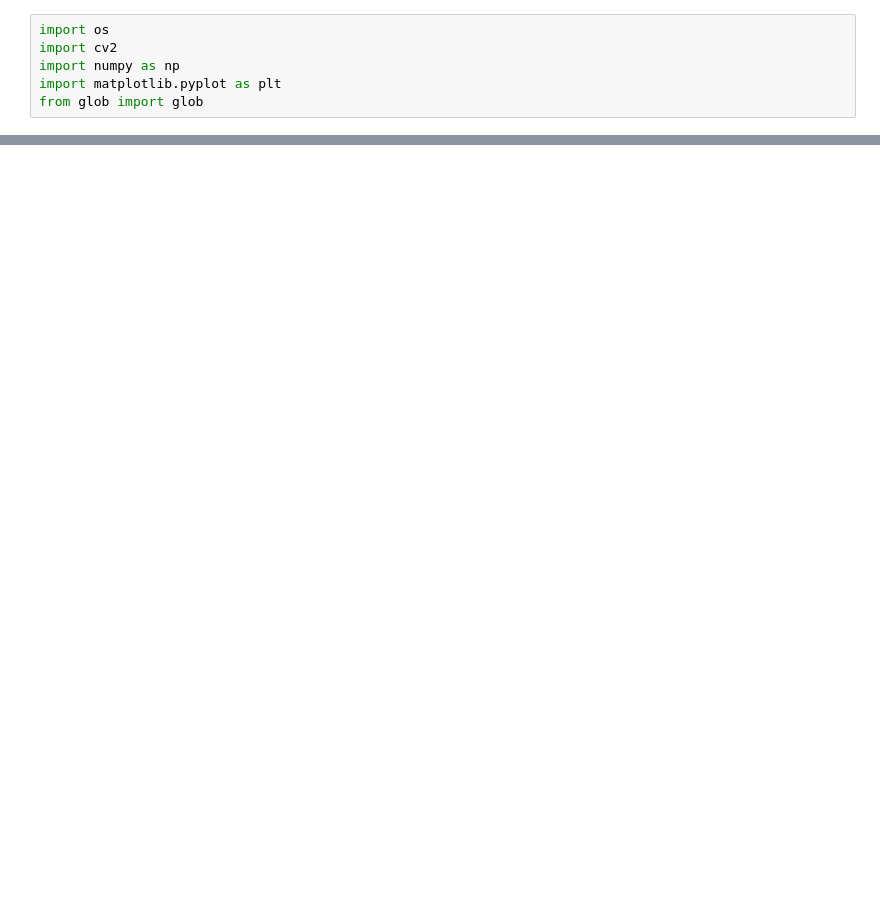
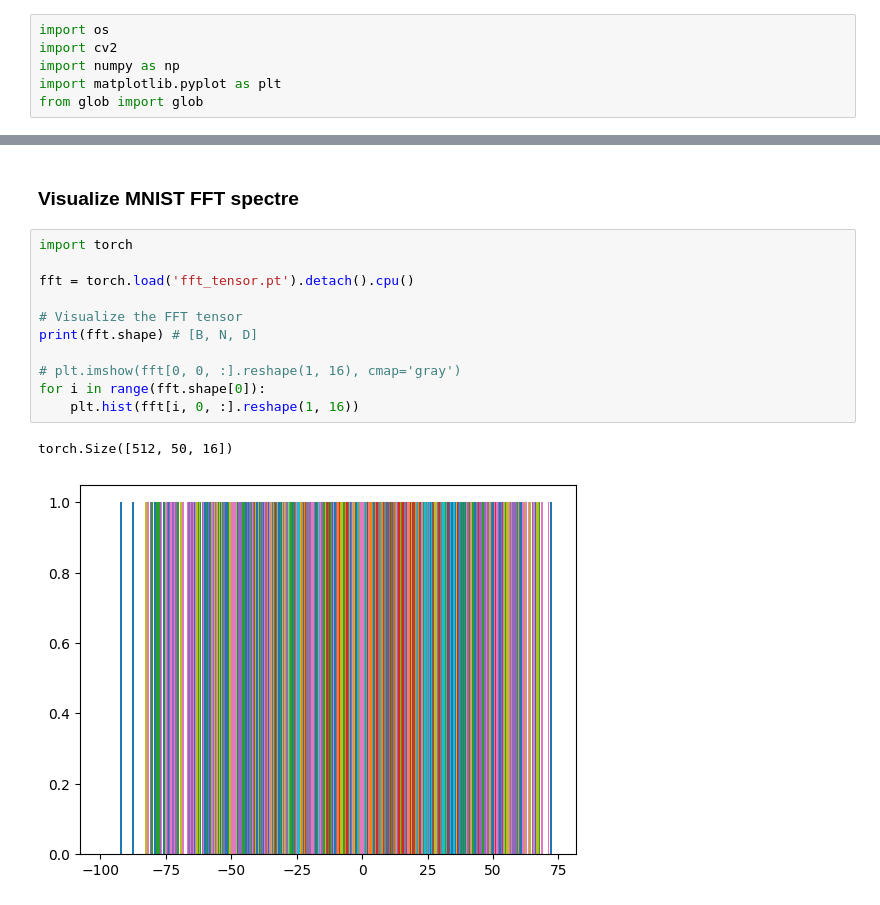
Before and after one commit to Biblbrox/ViT-Spectre-Experiments, a Jupyter notebook: dataset_spectre.ipynb, the cells around one changed output, grey strips where cells are left out. Drawn from its saved outputs; the diff is of its cells as text; blank space fills up the shorter version.

```diff
--- a/dataset_spectre.ipynb
+++ b/dataset_spectre.ipynb
@@ -104,0 +104,16 @@ analyze_image_fft(nuscenes_root, image_index)
+# %% [markdown]
+### Visualize MNIST FFT spectre
+# %%
+import torch
+
+fft = torch.load('fft_tensor.pt').detach().cpu()
+
+# Visualize the FFT tensor
+print(fft.shape) # [B, N, D]
+
+# plt.imshow(fft[0, 0, :].reshape(1, 16), cmap='gray')
+for i in range(fft.shape[0]):
+    plt.hist(fft[i, 0, :].reshape(1, 16))
+# %% [output]
+torch.Size([512, 50, 16])
+[figure, added]
```
Also changed, not shown: parts of 2 cells of this notebook, 3 other files.
